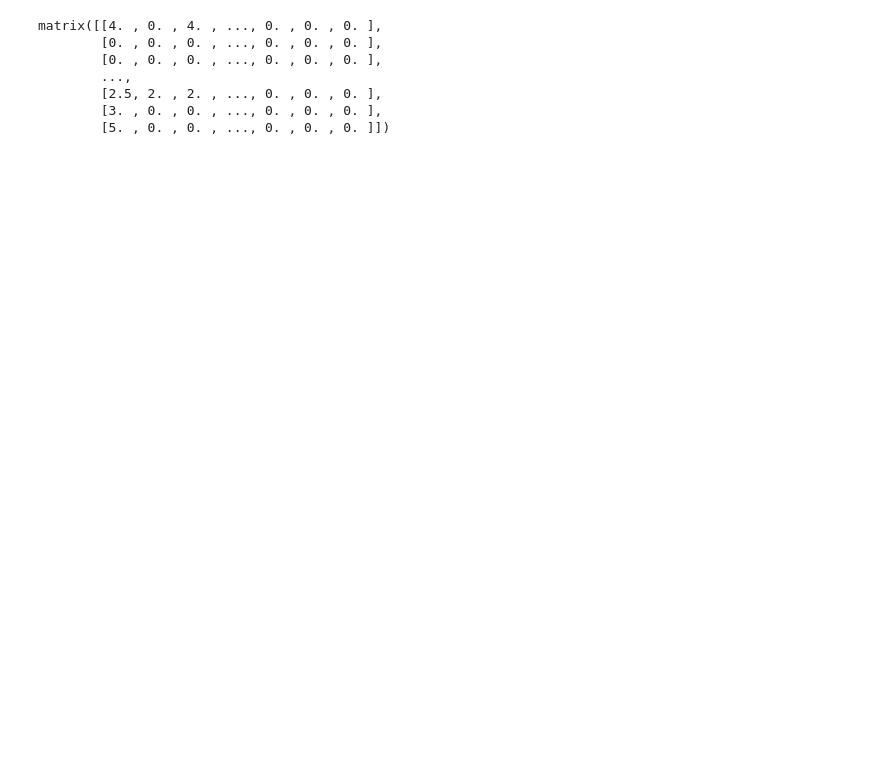
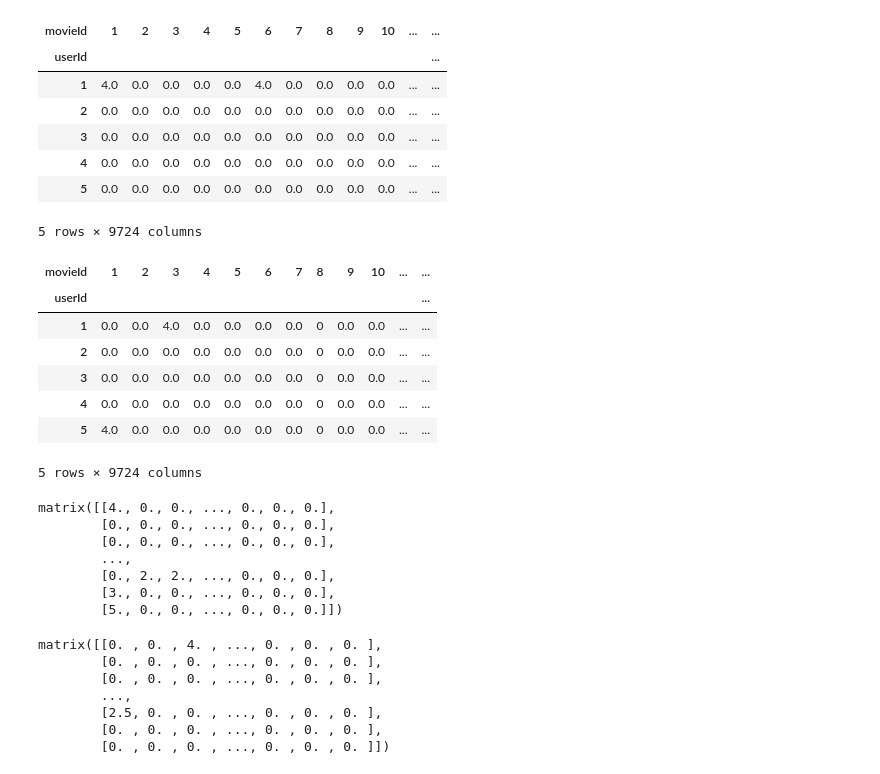
Before and after one commit to nibsuoogee/intelligent-systems-course, a Jupyter notebook: Syyrilä_Elias_Assignment3_Code.ipynb, the cells around one changed output. Drawn from its saved outputs; the diff is of its cells as text; code cells hidden in the pictures; blank space fills up the shorter version.

Commit message:
dataset split progress

```diff
--- a/Syyrilä_Elias_Assignment3_Code.ipynb
+++ b/Syyrilä_Elias_Assignment3_Code.ipynb
@@ -90,0 +124,10 @@ Testing rows temporal split = 20000
+# %%
+# 80/20, train/test split
+df_train, df_test = train_test_split(df_ratings, test_size=0.2, random_state=1)
+display(df_train.head())
+display(df_test.head())
+
+all_movie_ids = np.sort(df_ratings['movieId'].unique())
+
+display(all_movie_ids)
+display(all_movie_ids.shape)
@@ -93,24 +151,58 @@ Testing rows temporal split = 20000
 #usercount = df_ratings[['movieId','userId']].groupby('userId').count()
 #display(usercount.head())
 # %%
-# Source for SVD stuff: https://machinelearningmastery.com/using-singular-value-decomposition-to-build-a-recommender-system/
 # Build a pivot table with movieIds as columns
-# and users and their ratings as rows
-rating_matrix = df_ratings.pivot(index="userId", columns="movieId", values="rating").fillna(0)
-#display(rating_matrix.head())
-matrix = rating_matrix.values
-matrix = np.matrix(matrix)
+# and users as rows
+
+def create_pivot_from_df(df, index, columns, values, reindex_columns):
+    # Create the pivot matrix with the training data
+    rating_matrix = df.pivot(index=index, columns=columns, values=values)
+
+    # Reindex the columns of the pivot matrix to include all movie IDs
+    rating_matrix = rating_matrix.reindex(columns=reindex_columns, fill_value=0)
+
+    # Fill NaN values with 0
+    rating_matrix = rating_matrix.fillna(0)
+
+    display(rating_matrix.head())
+    matrix = rating_matrix.values
+    matrix = np.matrix(matrix)
+    return matrix
+
+matrix = create_pivot_from_df(df_train, "userId", "movieId", "rating", all_movie_ids)
+test_matrix = create_pivot_from_df(df_test, "userId", "movieId", "rating", all_movie_ids)
+
 display(matrix)
-#matrix = np.mat([[5, 5, 3, 0, 5, 5], [5, 0, 4, 0, 4, 4], [0, 0, 0, 0, 0, 0], [0, 0, 0, 0, 0, 0]])
-#display(matrix)
-#matrix = np.mat([[4, 0, 4, 0, 0, 4], [0, 0, 0, 0, 0, 0], [0, 0, 0, 0, 0, 0], [0, 0, 0, 0, 0, 0]])
-#display(matrix)
+display(test_matrix)
 # %% [output]
+| movieId | 1 | 2 | 3 | 4 | 5 | 6 | 7 | 8 | 9 | 10 | ... | ... |
+| userId |  |  |  |  |  |  |  |  |  |  |  | ... |
+| 1 | 4.0 | 0.0 | 0.0 | 0.0 | 0.0 | 4.0 | 0.0 | 0.0 | 0.0 | 0.0 | ... | ... |
+| 2 | 0.0 | 0.0 | 0.0 | 0.0 | 0.0 | 0.0 | 0.0 | 0.0 | 0.0 | 0.0 | ... | ... |
+| 3 | 0.0 | 0.0 | 0.0 | 0.0 | 0.0 | 0.0 | 0.0 | 0.0 | 0.0 | 0.0 | ... | ... |
+| 4 | 0.0 | 0.0 | 0.0 | 0.0 | 0.0 | 0.0 | 0.0 | 0.0 | 0.0 | 0.0 | ... | ... |
+| 5 | 0.0 | 0.0 | 0.0 | 0.0 | 0.0 | 0.0 | 0.0 | 0.0 | 0.0 | 0.0 | ... | ... |
-matrix([[4. , 0. , 4. , ..., 0. , 0. , 0. ],
-        [0. , 0. , 0. , ..., 0. , 0. , 0. ],
-        [0. , 0. , 0. , ..., 0. , 0. , 0. ],
-        ...,
-        [2.5, 2. , 2. , ..., 0. , 0. , 0. ],
-        [3. , 0. , 0. , ..., 0. , 0. , 0. ],
-        [5. , 0. , 0. , ..., 0. , 0. , 0. ]])
+5 rows × 9724 columns
+| movieId | 1 | 2 | 3 | 4 | 5 | 6 | 7 | 8 | 9 | 10 | ... | ... |
+| userId |  |  |  |  |  |  |  |  |  |  |  | ... |
+| 1 | 0.0 | 0.0 | 4.0 | 0.0 | 0.0 | 0.0 | 0.0 | 0 | 0.0 | 0.0 | ... | ... |
+| 2 | 0.0 | 0.0 | 0.0 | 0.0 | 0.0 | 0.0 | 0.0 | 0 | 0.0 | 0.0 | ... | ... |
+| 3 | 0.0 | 0.0 | 0.0 | 0.0 | 0.0 | 0.0 | 0.0 | 0 | 0.0 | 0.0 | ... | ... |
+| 4 | 0.0 | 0.0 | 0.0 | 0.0 | 0.0 | 0.0 | 0.0 | 0 | 0.0 | 0.0 | ... | ... |
+| 5 | 4.0 | 0.0 | 0.0 | 0.0 | 0.0 | 0.0 | 0.0 | 0 | 0.0 | 0.0 | ... | ... |
+5 rows × 9724 columns
+matrix([[4., 0., 0., ..., 0., 0., 0.],
+        [0., 0., 0., ..., 0., 0., 0.],
+        [0., 0., 0., ..., 0., 0., 0.],
+        ...,
+        [0., 2., 2., ..., 0., 0., 0.],
+        [3., 0., 0., ..., 0., 0., 0.],
+        [5., 0., 0., ..., 0., 0., 0.]])
+matrix([[0. , 0. , 4. , ..., 0. , 0. , 0. ],
+        [0. , 0. , 0. , ..., 0. , 0. , 0. ],
+        [0. , 0. , 0. , ..., 0. , 0. , 0. ],
+        ...,
+        [2.5, 0. , 0. , ..., 0. , 0. , 0. ],
+        [0. , 0. , 0. , ..., 0. , 0. , 0. ],
+        [0. , 0. , 0. , ..., 0. , 0. , 0. ]])
 # %%
```
Also changed, not shown: parts of 12 cells of this notebook.
